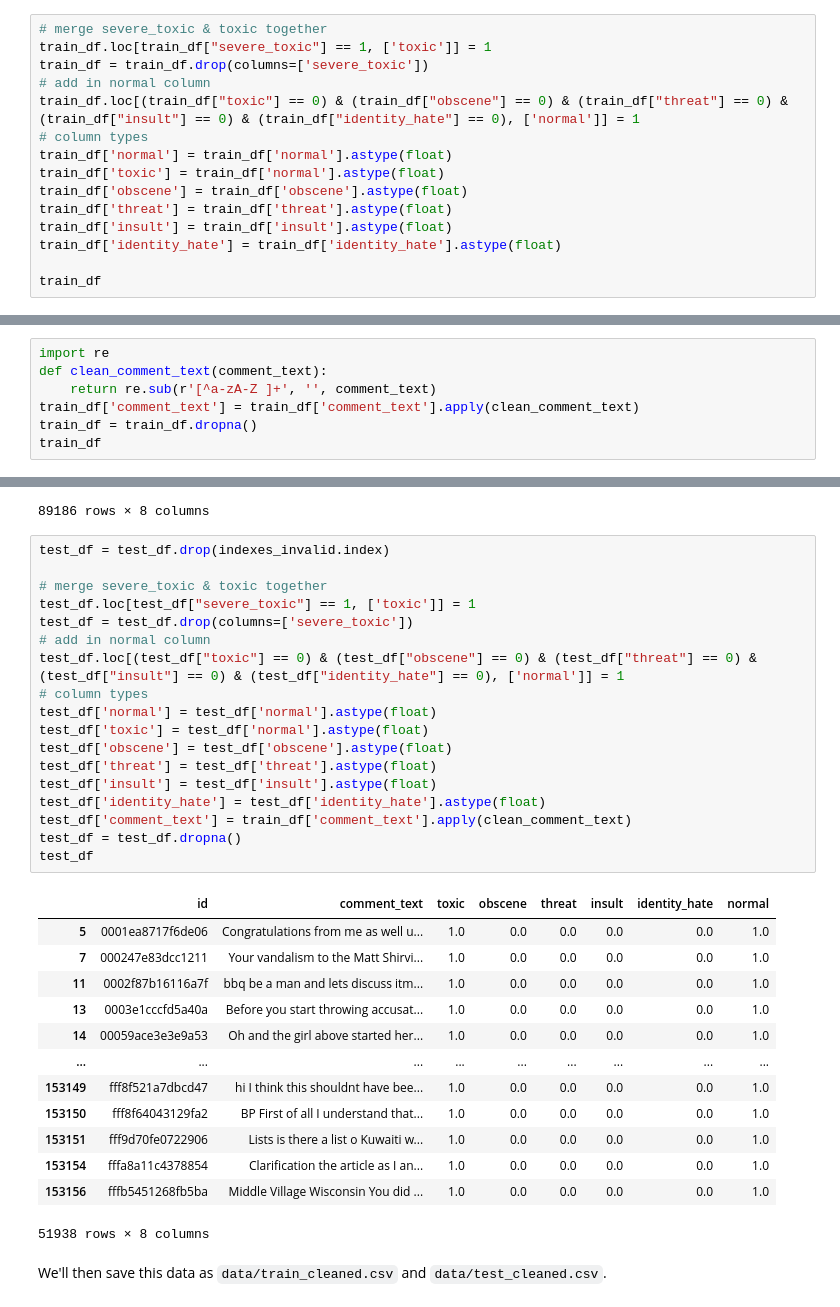
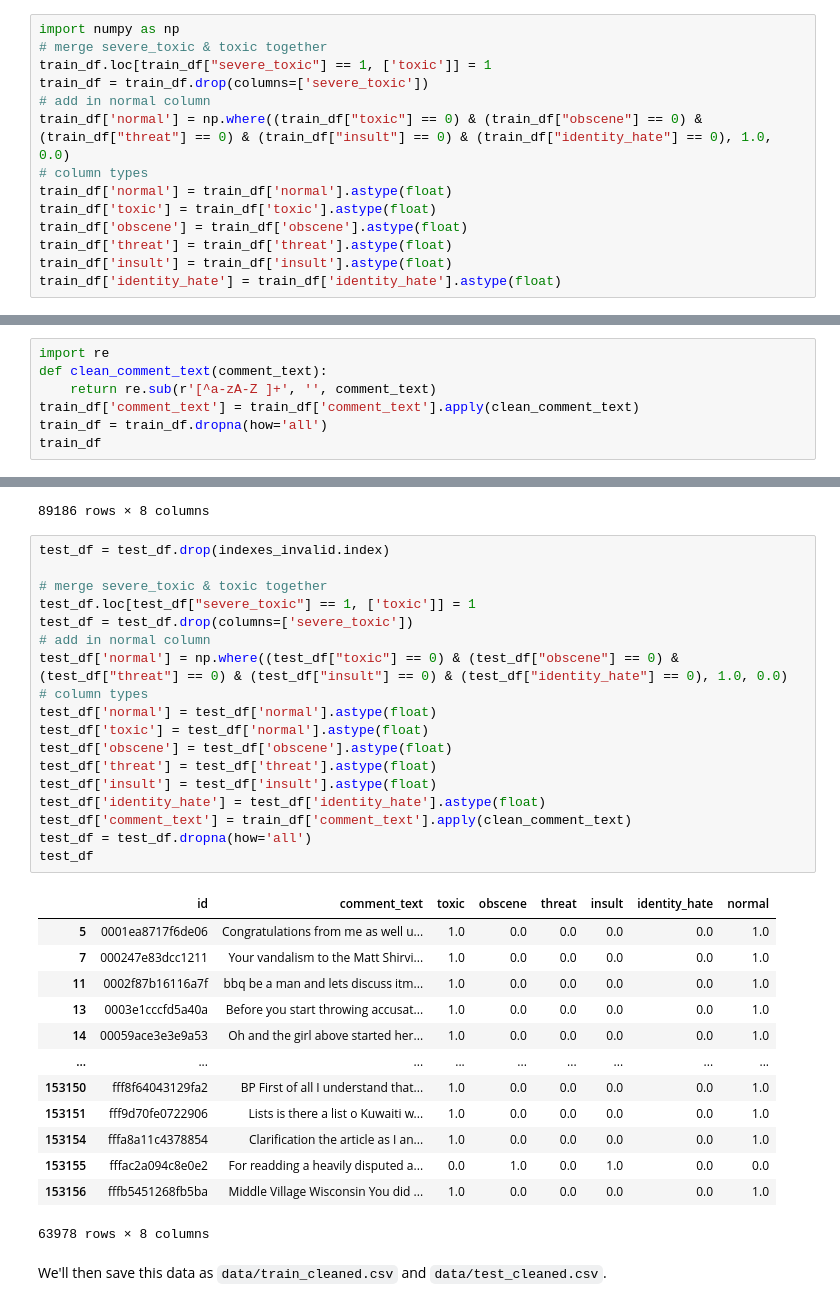
Before and after one commit to jell0wed/data514-redis-ml, a Jupyter notebook: notebook-dataprep.ipynb, the cells around one changed output, grey strips where cells are left out. Cells and saved outputs as stored; diff of their text form.

```diff
--- a/notebook-dataprep.ipynb
+++ b/notebook-dataprep.ipynb
@@ -43,17 +43,16 @@ train_df[['toxic', 'severe_toxic', 'obscene', 'threat', 'insult', 'identity_hate
 # %% [markdown]
 Above you see the overall distribution of toxic comments and how they are distributed given their label. For this project we'll focus on classifying examples based on 6 of those labels. More specifically, we're interested if a comment fall within any of these categories: `['normal', 'toxic', 'obscene', 'threat', 'insult', 'identity_hate']`. For this, we'll merge the `toxic` and `severe_toxic` comments together (we'll be doing multi-label classification using NLP on those comments). We'll also be introducing a new column called `normal` and only place a 1 iff all the other classes are set to `0`.
 # %%
+import numpy as np
 # merge severe_toxic & toxic together
 train_df.loc[train_df["severe_toxic"] == 1, ['toxic']] = 1
 train_df = train_df.drop(columns=['severe_toxic'])
 # add in normal column
-train_df.loc[(train_df["toxic"] == 0) & (train_df["obscene"] == 0) & (train_df["threat"] == 0) & (train_df["insult"] == 0) & (train_df["identity_hate"] == 0), ['normal']] = 1
+train_df['normal'] = np.where((train_df["toxic"] == 0) & (train_df["obscene"] == 0) & (train_df["threat"] == 0) & (train_df["insult"] == 0) & (train_df["identity_hate"] == 0), 1.0, 0.0)
 # column types
 train_df['normal'] = train_df['normal'].astype(float)
-train_df['toxic'] = train_df['normal'].astype(float)
+train_df['toxic'] = train_df['toxic'].astype(float)
 train_df['obscene'] = train_df['obscene'].astype(float)
 train_df['threat'] = train_df['threat'].astype(float)
 train_df['insult'] = train_df['insult'].astype(float)
 train_df['identity_hate'] = train_df['identity_hate'].astype(float)
-
-train_df
@@ -78,7 +63,7 @@ import re
 def clean_comment_text(comment_text):
     return re.sub(r'[^a-zA-Z ]+', '', comment_text)
 train_df['comment_text'] = train_df['comment_text'].apply(clean_comment_text)
-train_df = train_df.dropna()
+train_df = train_df.dropna(how='all')
 train_df
 # %% [output]
 |  | id | comment_text | toxic | obscene | threat | insult | identity_hate | normal |
@@ -141,35 +126,35 @@ indexes_invalid
 # %%
 test_df = test_df.drop(indexes_invalid.index)
 
 # merge severe_toxic & toxic together
 test_df.loc[test_df["severe_toxic"] == 1, ['toxic']] = 1
 test_df = test_df.drop(columns=['severe_toxic'])
 # add in normal column
-test_df.loc[(test_df["toxic"] == 0) & (test_df["obscene"] == 0) & (test_df["threat"] == 0) & (test_df["insult"] == 0) & (test_df["identity_hate"] == 0), ['normal']] = 1
+test_df['normal'] = np.where((test_df["toxic"] == 0) & (test_df["obscene"] == 0) & (test_df["threat"] == 0) & (test_df["insult"] == 0) & (test_df["identity_hate"] == 0), 1.0, 0.0)
 # column types
 test_df['normal'] = test_df['normal'].astype(float)
 test_df['toxic'] = test_df['normal'].astype(float)
 test_df['obscene'] = test_df['obscene'].astype(float)
 test_df['threat'] = test_df['threat'].astype(float)
 test_df['insult'] = test_df['insult'].astype(float)
 test_df['identity_hate'] = test_df['identity_hate'].astype(float)
 test_df['comment_text'] = train_df['comment_text'].apply(clean_comment_text)
-test_df = test_df.dropna()
+test_df = test_df.dropna(how='all')
 test_df
 # %% [output]
 |  | id | comment_text | toxic | obscene | threat | insult | identity_hate | normal |
 | 5 | 0001ea8717f6de06 | Congratulations from me as well u... | 1.0 | 0.0 | 0.0 | 0.0 | 0.0 | 1.0 |
 | 7 | 000247e83dcc1211 | Your vandalism to the Matt Shirvi... | 1.0 | 0.0 | 0.0 | 0.0 | 0.0 | 1.0 |
 | 11 | 0002f87b16116a7f | bbq be a man and lets discuss itm... | 1.0 | 0.0 | 0.0 | 0.0 | 0.0 | 1.0 |
 | 13 | 0003e1cccfd5a40a | Before you start throwing accusat... | 1.0 | 0.0 | 0.0 | 0.0 | 0.0 | 1.0 |
 | 14 | 00059ace3e3e9a53 | Oh and the girl above started her... | 1.0 | 0.0 | 0.0 | 0.0 | 0.0 | 1.0 |
 | ... | ... | ... | ... | ... | ... | ... | ... | ... |
-| 153149 | fff8f521a7dbcd47 | hi I think this shouldnt have bee... | 1.0 | 0.0 | 0.0 | 0.0 | 0.0 | 1.0 |
 | 153150 | fff8f64043129fa2 | BP First of all I understand that... | 1.0 | 0.0 | 0.0 | 0.0 | 0.0 | 1.0 |
 | 153151 | fff9d70fe0722906 | Lists is there a list o Kuwaiti w... | 1.0 | 0.0 | 0.0 | 0.0 | 0.0 | 1.0 |
 | 153154 | fffa8a11c4378854 | Clarification the article as I an... | 1.0 | 0.0 | 0.0 | 0.0 | 0.0 | 1.0 |
+| 153155 | fffac2a094c8e0e2 | For readding a heavily disputed a... | 0.0 | 1.0 | 0.0 | 1.0 | 0.0 | 0.0 |
 | 153156 | fffb5451268fb5ba | Middle Village Wisconsin You did ... | 1.0 | 0.0 | 0.0 | 0.0 | 0.0 | 1.0 |
-51938 rows × 8 columns
+63978 rows × 8 columns
 # %% [markdown]
 We'll then save this data as `data/train_cleaned.csv` and `data/test_cleaned.csv`.
 # %%
```
Also changed, not shown: parts of 2 cells of this notebook, 2 other files.
